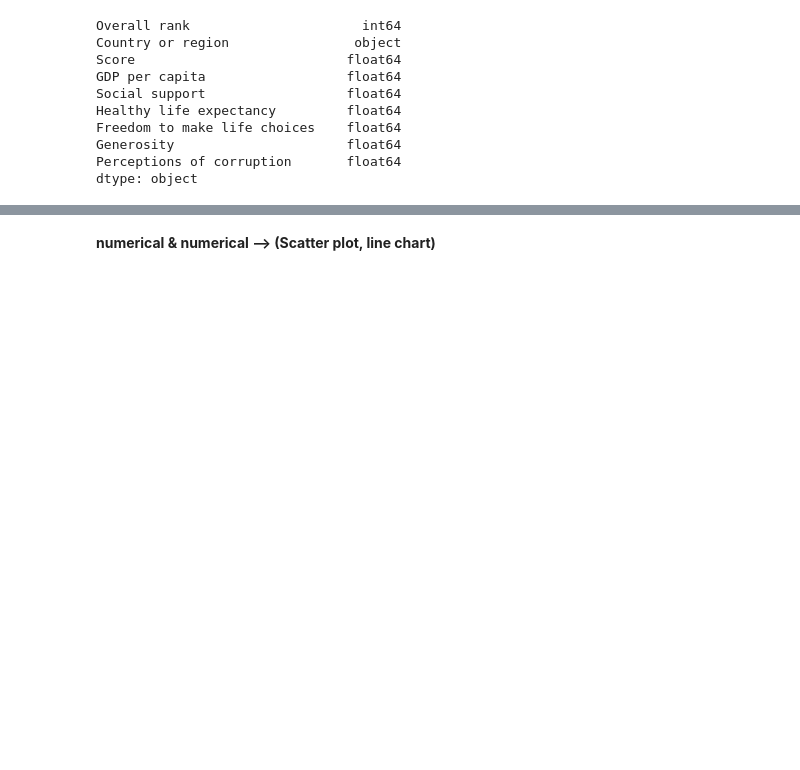
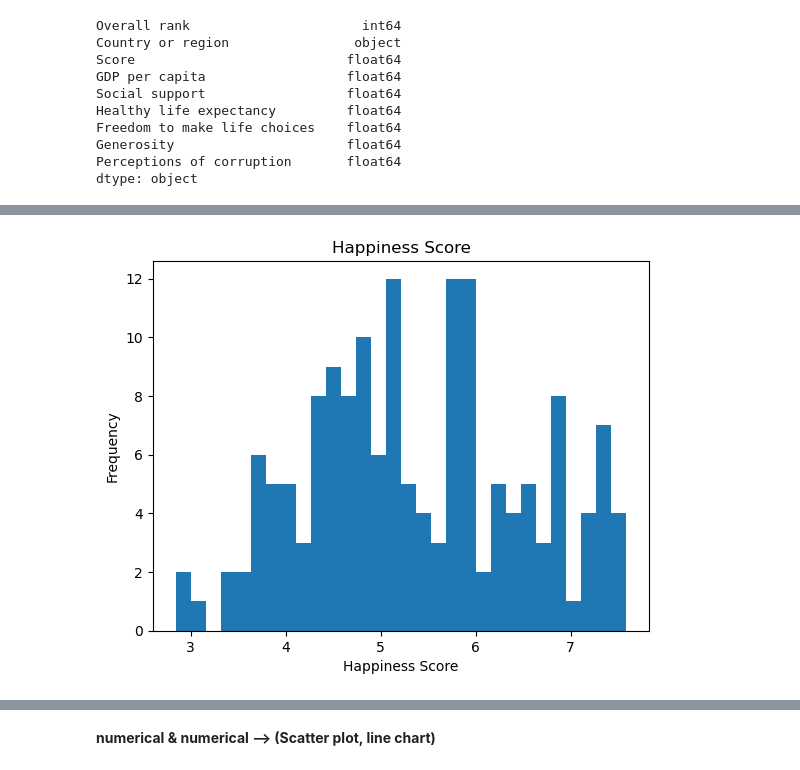
Before and after one commit to adel1997-DS/Usecase-2, a Jupyter notebook: EDA explain template.ipynb, the cells around one changed output, grey strips where cells are left out. Saved outputs shown, nothing was run; the diff lists cells and outputs as text; code cells hidden in the pictures; blank space fills up the shorter version.

```diff
--- a/EDA explain template.ipynb
+++ b/EDA explain template.ipynb
@@ -614,0 +578,12 @@ We use 3 common visualization methods:
+# %%
+# check outliers
+
+plt.hist(df_2015['Happiness Score'],
+         bins = 30
+        )
+plt.xlabel('Happiness Score')
+plt.ylabel('Frequency')
+plt.title(f'Happiness Score')
+plt.show()
+# %% [output]
+[figure, added]
```
Also changed, not shown: parts of 40 cells of this notebook.
